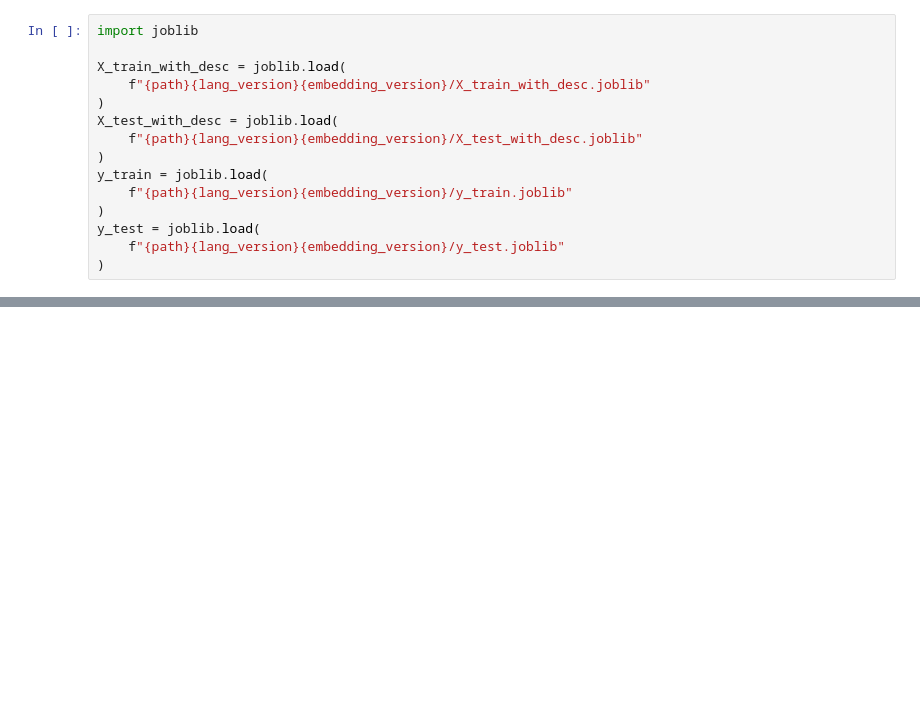
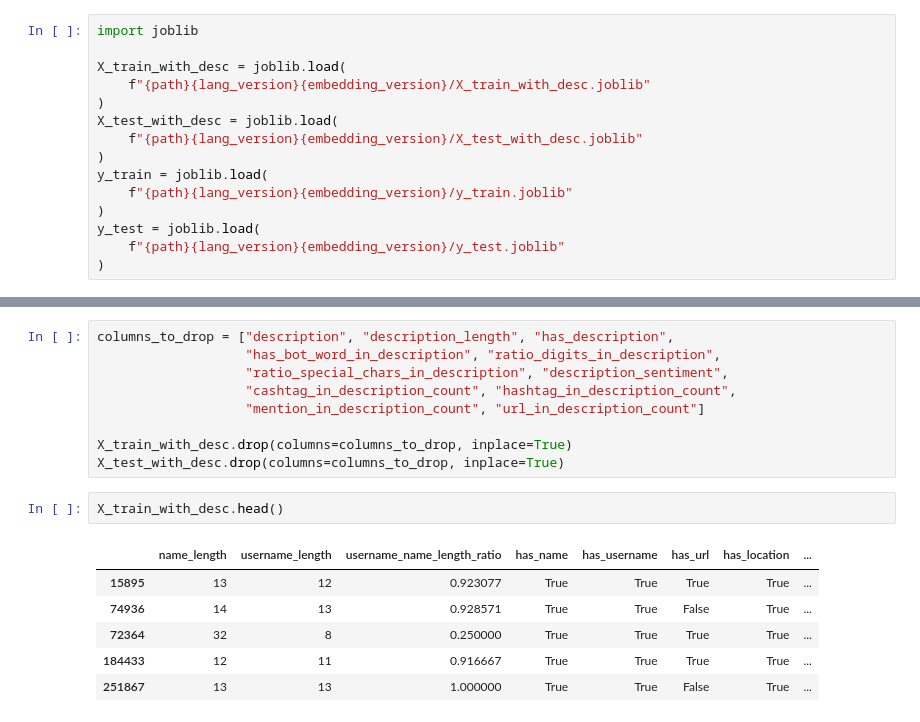
Before and after one commit to julwdo/thesis, a Jupyter notebook: 01_codes/03_nlp_project_main_old.ipynb, the cells around one changed output, grey strips where cells are left out. Cells and saved outputs as stored; diff of their text form; blank space fills up the shorter version.

```diff
--- a/01_codes/03_nlp_project_main_old.ipynb
+++ b/01_codes/03_nlp_project_main_old.ipynb
@@ -1575,3 +1575,21 @@ X_train_with_desc.head()
 | 72364 | 32 | 8 | 0.250000 | <USER> Executive Director | Unive... | 155 | True | ... |
 | 184433 | 12 | 11 | 0.916667 | Co Founder <USER>. <USER> - Proud... | 159 | True | ... |
 | 251867 | 13 | 13 | 1.000000 | Digital Leadership | 18 | True | ... |
+# %%
+columns_to_drop = ["description", "description_length", "has_description",
+                   "has_bot_word_in_description", "ratio_digits_in_description",
+                   "ratio_special_chars_in_description", "description_sentiment",
+                   "cashtag_in_description_count", "hashtag_in_description_count",
+                   "mention_in_description_count", "url_in_description_count"]
+
+X_train_with_desc.drop(columns=columns_to_drop, inplace=True)
+X_test_with_desc.drop(columns=columns_to_drop, inplace=True)
+# %%
+X_train_with_desc.head()
+# %% [output]
+|  | name_length | username_length | username_name_length_ratio | has_name | has_username | has_url | has_location | ... |
+| 15895 | 13 | 12 | 0.923077 | True | True | True | True | ... |
+| 74936 | 14 | 13 | 0.928571 | True | True | False | True | ... |
+| 72364 | 32 | 8 | 0.250000 | True | True | True | True | ... |
+| 184433 | 12 | 11 | 0.916667 | True | True | True | True | ... |
+| 251867 | 13 | 13 | 1.000000 | True | True | False | True | ... |
```
Also changed, not shown: parts of 34 cells of this notebook.
